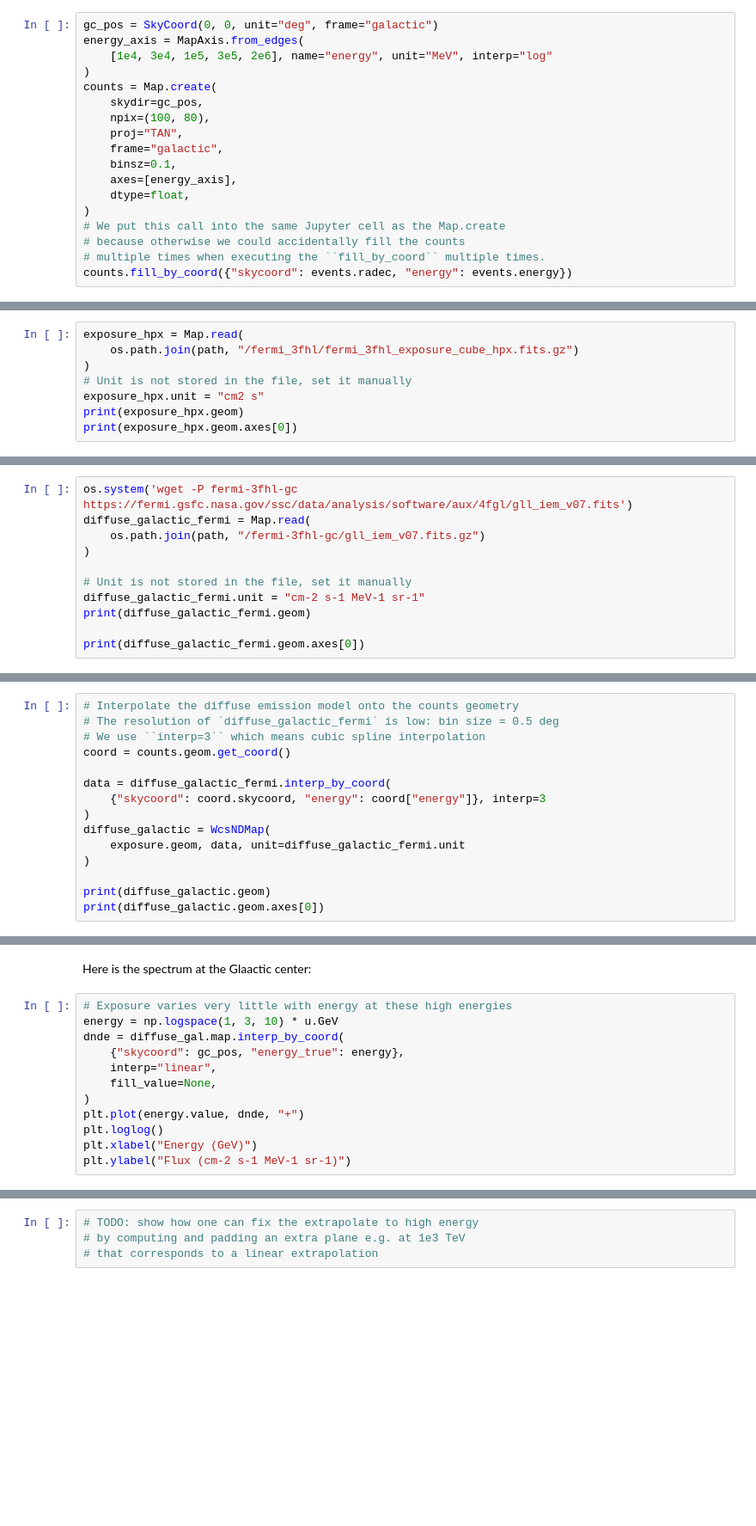
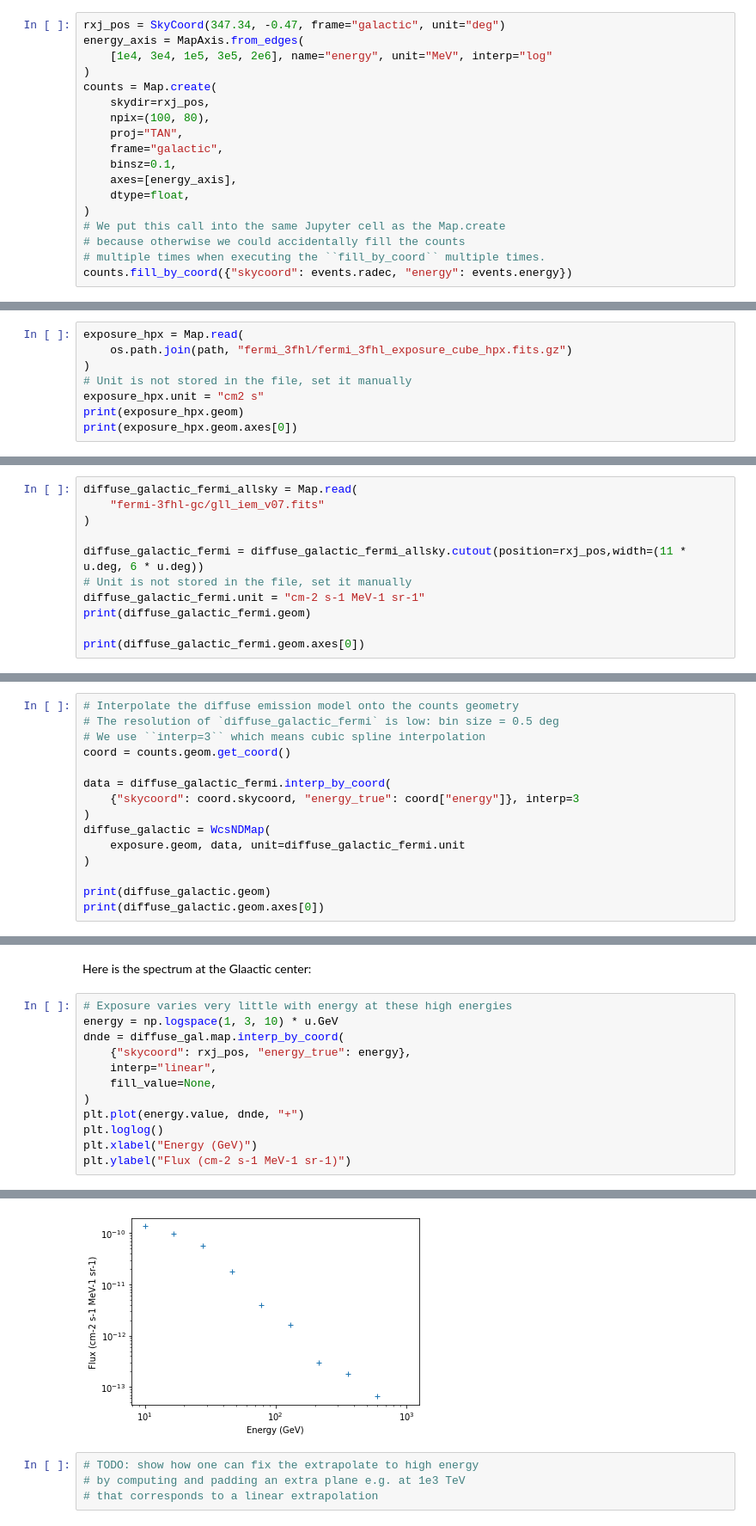
Before and after one commit to mealworm/PHYS3009, a Jupyter notebook: PHYS3009_fermi_lat.ipynb, the cells around one changed output, grey strips where cells are left out. Shown: that part at 86% size. Saved outputs shown, nothing was run; the diff lists cells and outputs as text; blank space fills up the shorter version.

```diff
--- a/PHYS3009_fermi_lat.ipynb
+++ b/PHYS3009_fermi_lat.ipynb
@@ -81,12 +127,12 @@ for e_min in [10, 100, 1000] * u.GeV:
 
 Let us start to prepare things for an 3D map analysis of the Galactic center region with Gammapy. The first thing we do is to define the map geometry. We chose a TAN projection centered on position ``(glon, glat) = (0, 0)`` with pixel size 0.1 deg, and four energy bins.
 # %%
-gc_pos = SkyCoord(0, 0, unit="deg", frame="galactic")
+rxj_pos = SkyCoord(347.34, -0.47, frame="galactic", unit="deg")
 energy_axis = MapAxis.from_edges(
     [1e4, 3e4, 1e5, 3e5, 2e6], name="energy", unit="MeV", interp="log"
 )
 counts = Map.create(
-    skydir=gc_pos,
+    skydir=rxj_pos,
     npix=(100, 80),
     proj="TAN",
     frame="galactic",
@@ -112,7 +170,7 @@ Interpolating the exposure cube from the Fermi ST to get an exposure cube matchi
 Below we just use the default behaviour, which is linear interpolation in energy on the original exposure cube. Probably log interpolation would be better, but it doesn't matter much here, because the energy binning is fine. Finally, we just copy the counts map geometry, which contains an energy axis with `node_type="edges"`. This is non-ideal for exposure cubes, but again, acceptable because exposure doesn't vary much from bin to bin, so the exact way interpolation occurs in later use of that exposure cube doesn't matter a lot. Of course you could define any energy axis for your exposure cube that you like.
 # %%
 exposure_hpx = Map.read(
-    os.path.join(path, "/fermi_3fhl/fermi_3fhl_exposure_cube_hpx.fits.gz")
+    os.path.join(path, "fermi_3fhl/fermi_3fhl_exposure_cube_hpx.fits.gz")
 )
 # Unit is not stored in the file, set it manually
 exposure_hpx.unit = "cm2 s"
@@ -151,9 +262,9 @@ Diffuse model maps are very large (100s of MB), so as an example here, we just l
 # %%
-os.system('wget -P fermi-3fhl-gc https://fermi.gsfc.nasa.gov/ssc/data/analysis/software/aux/4fgl/gll_iem_v07.fits')
-diffuse_galactic_fermi = Map.read(
-    os.path.join(path, "/fermi-3fhl-gc/gll_iem_v07.fits.gz")
+diffuse_galactic_fermi_allsky = Map.read(
+    "fermi-3fhl-gc/gll_iem_v07.fits"
 )
 
+diffuse_galactic_fermi = diffuse_galactic_fermi_allsky.cutout(position=rxj_pos,width=(11 * u.deg, 6 * u.deg))
 # Unit is not stored in the file, set it manually
 diffuse_galactic_fermi.unit = "cm-2 s-1 MeV-1 sr-1"
 print(diffuse_galactic_fermi.geom)
@@ -166,7 +298,7 @@ print(diffuse_galactic_fermi.geom.axes[0])
 coord = counts.geom.get_coord()
 
 data = diffuse_galactic_fermi.interp_by_coord(
-    {"skycoord": coord.skycoord, "energy": coord["energy"]}, interp=3
+    {"skycoord": coord.skycoord, "energy_true": coord["energy"]}, interp=3
 )
 diffuse_galactic = WcsNDMap(
     exposure.geom, data, unit=diffuse_galactic_fermi.unit
@@ -186,7 +340,7 @@ Here is the spectrum at the Glaactic center:
 # Exposure varies very little with energy at these high energies
 energy = np.logspace(1, 3, 10) * u.GeV
 dnde = diffuse_gal.map.interp_by_coord(
-    {"skycoord": gc_pos, "energy_true": energy},
+    {"skycoord": rxj_pos, "energy_true": energy},
     interp="linear",
     fill_value=None,
 )
@@ -194,3 +348,4 @@ plt.plot(energy.value, dnde, "+")
 plt.loglog()
 plt.xlabel("Energy (GeV)")
 plt.ylabel("Flux (cm-2 s-1 MeV-1 sr-1)")
+# %% [output]
@@ -197,3 +353,4 @@ plt.ylabel("Flux (cm-2 s-1 MeV-1 sr-1)")
+[figure, added]
 # %%
 # TODO: show how one can fix the extrapolate to high energy
 # by computing and padding an extra plane e.g. at 1e3 TeV
```
Also changed, not shown: parts of 30 cells of this notebook.
